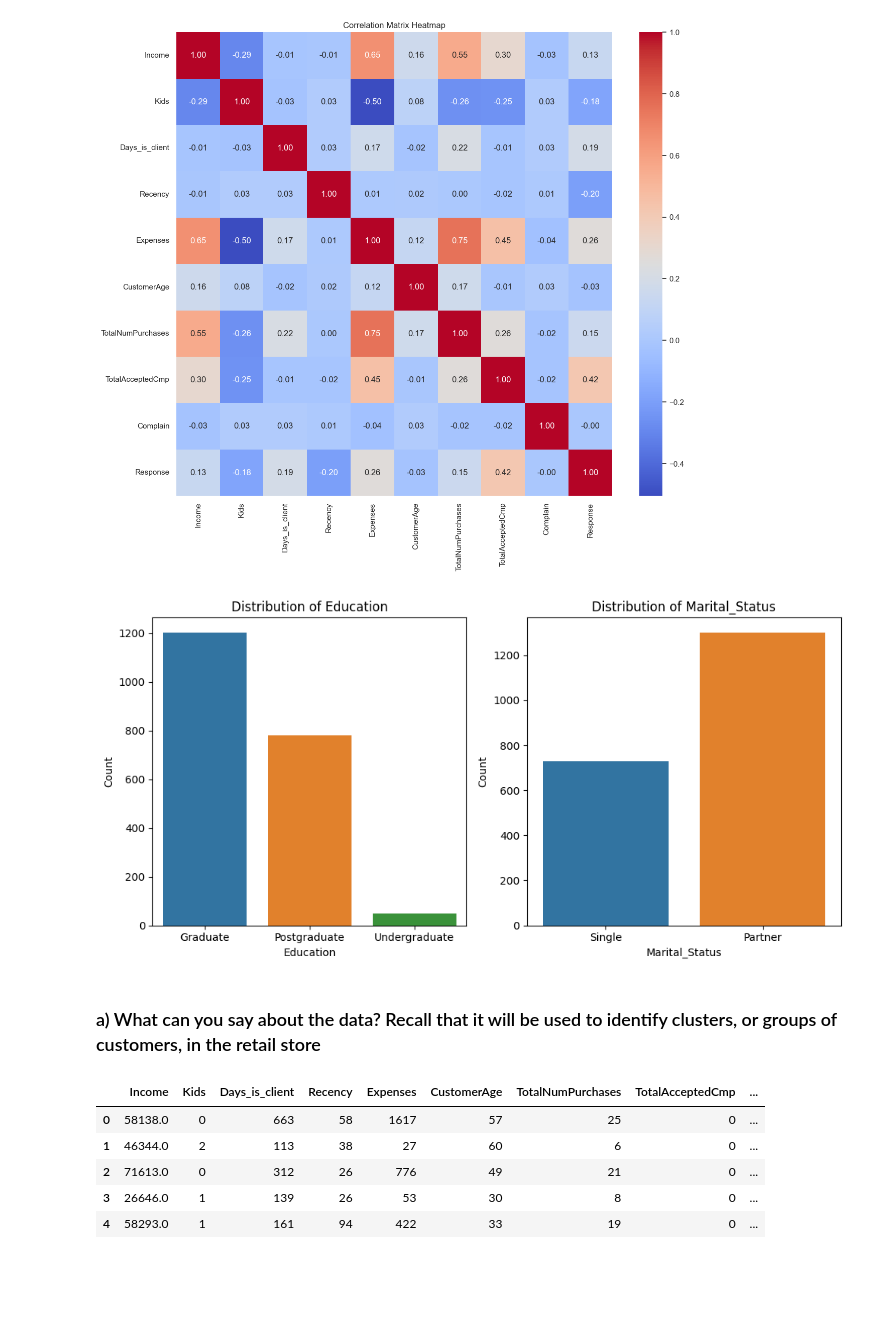
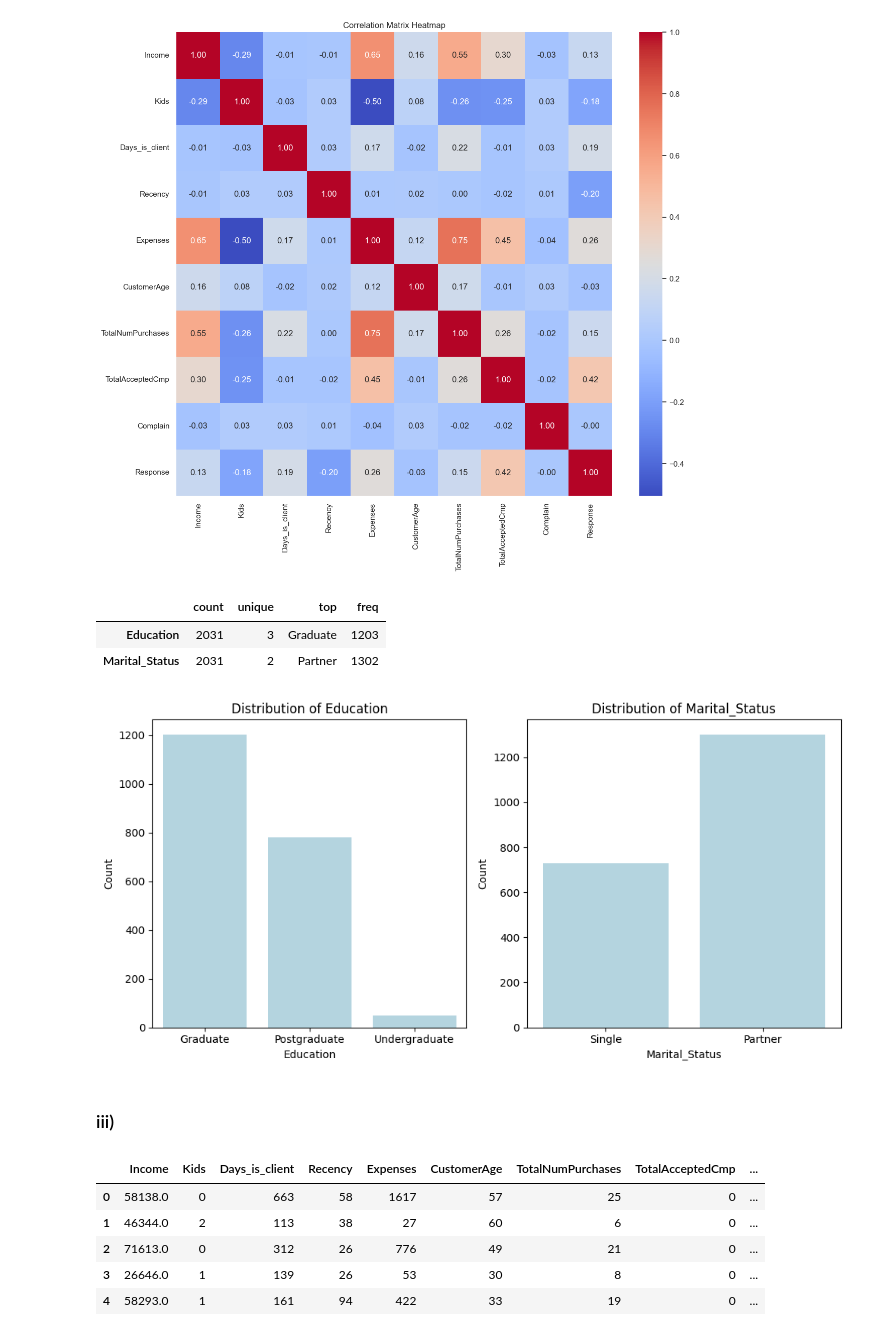
Before and after one commit to mtorella/ClusterAnalysisForBusiness_gp, a Jupyter notebook: main.ipynb, the cells around one changed output. Saved outputs shown, nothing was run; the diff lists cells and outputs as text; code cells hidden in the pictures; blank space fills up the shorter version.

```diff
--- a/main.ipynb
+++ b/main.ipynb
@@ -473,22 +473,28 @@ plt.title("Correlation Matrix Heatmap")
 # %% [output]
 Text(0.5, 1.0, 'Correlation Matrix Heatmap')
 [figure]
+# %%
+df.describe(include='object').round(2).T
+# %% [output]
+|  | count | unique | top | freq |
+| Education | 2031 | 3 | Graduate | 1203 |
+| Marital_Status | 2031 | 2 | Partner | 1302 |
 # %%
 # Plotting the distribution of the categorical variables
 fig, axes = plt.subplots(1, len(cat_cols), figsize=(10, 5))
 
 for i, col in enumerate(cat_cols):
-    sns.countplot(data=df, x=col, ax=axes[i])
+    sns.countplot(data=df, x=col, ax=axes[i], color='#ADD8E6')
     axes[i].set_title(f'Distribution of {col}', fontsize=12)
     axes[i].set_xlabel(col)
     axes[i].set_ylabel('Count')
 
 plt.tight_layout()
 plt.show()
 # %% [output]
-[figure, old version]
+[figure, new version]
-# %% [markdown]
-### a) What can you say about the data? Recall that it will be used to identify clusters, or groups of customers, in the retail store
+# %% [markdown]
+### iii)
 # %%
 df_encoded = pd.get_dummies(df, columns=cat_cols, dtype =int)
 # %%
```
Also changed, not shown: parts of 8 cells of this notebook.
